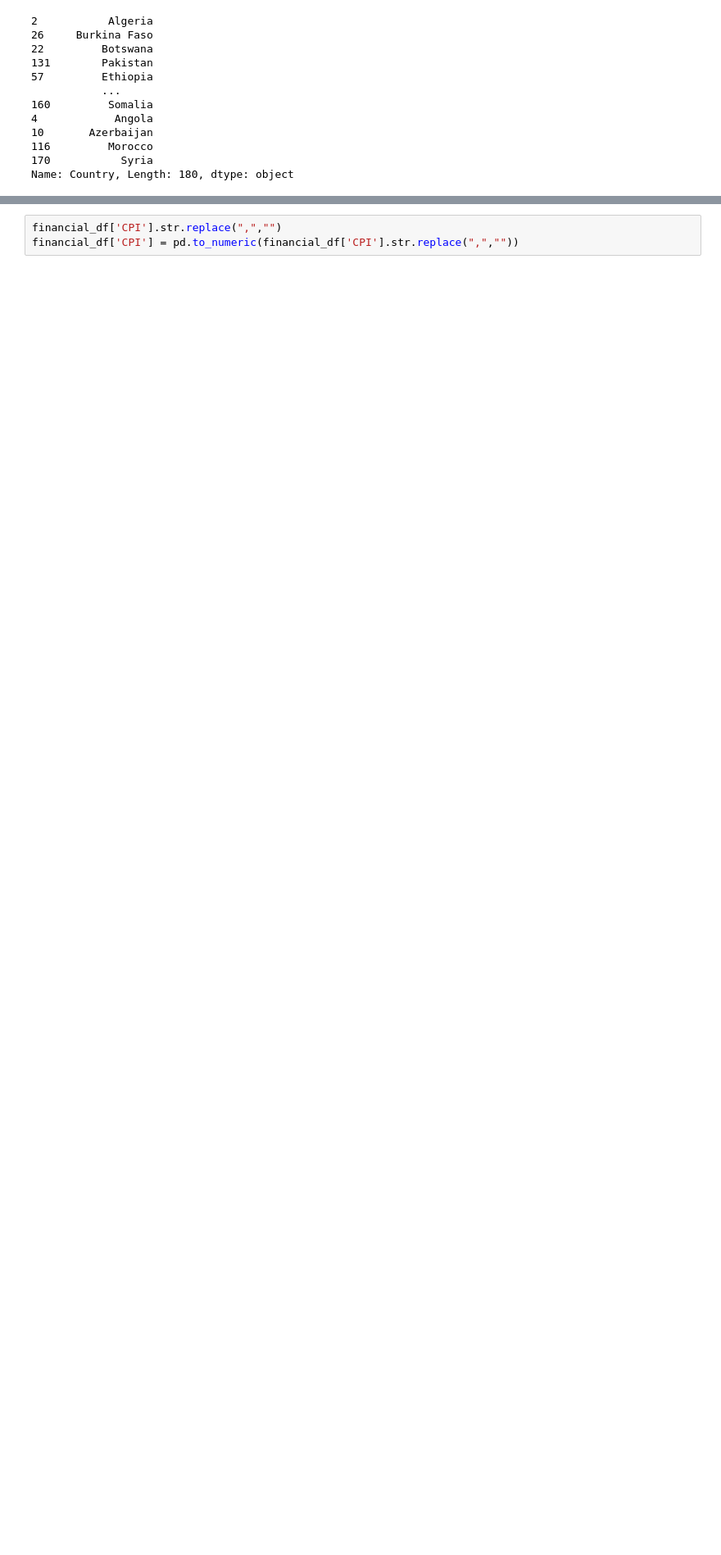
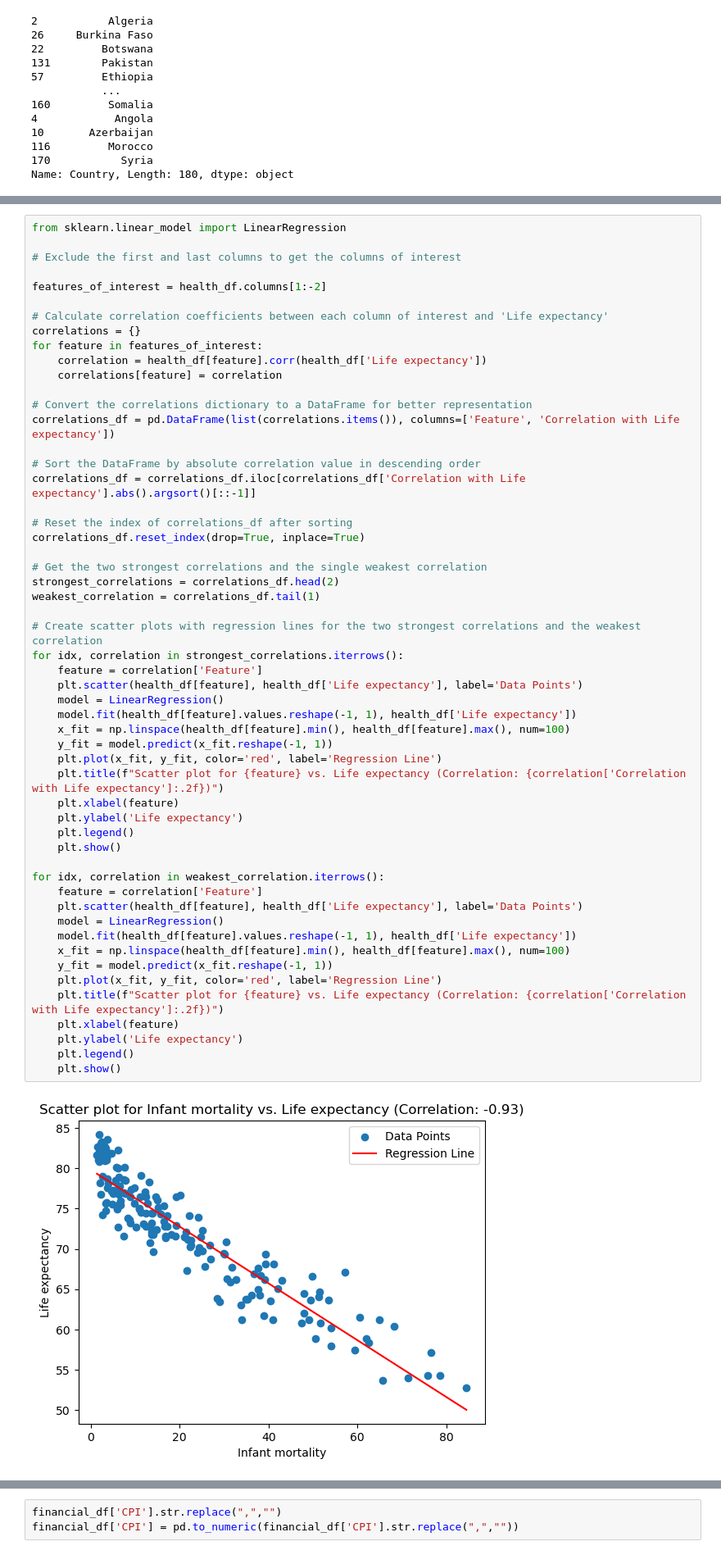
Before and after one commit to azrielmt/global-life-expectancy-investigation, a Jupyter notebook: data_clean.ipynb, the cells around one changed output, grey strips where cells are left out. Shown at 82% size. Drawn from its saved outputs; the diff is of its cells as text; blank space fills up the shorter version.

Commit message:
Logistic Regression Code Updated & Scatter Plots Added

```diff
--- a/data_clean.ipynb
+++ b/data_clean.ipynb
@@ -489,0 +513,56 @@ final_results[final_results['Country']=="United States"]
+# %%
+from sklearn.linear_model import LinearRegression
+
+# Exclude the first and last columns to get the columns of interest
+
+features_of_interest = health_df.columns[1:-2]
+
+# Calculate correlation coefficients between each column of interest and 'Life expectancy'
+correlations = {}
+for feature in features_of_interest:
+    correlation = health_df[feature].corr(health_df['Life expectancy'])
+    correlations[feature] = correlation
+
+# Convert the correlations dictionary to a DataFrame for better representation
+correlations_df = pd.DataFrame(list(correlations.items()), columns=['Feature', 'Correlation with Life expectancy'])
+
+# Sort the DataFrame by absolute correlation value in descending order
+correlations_df = correlations_df.iloc[correlations_df['Correlation with Life expectancy'].abs().argsort()[::-1]]
+
+# Reset the index of correlations_df after sorting
+correlations_df.reset_index(drop=True, inplace=True)
+
+# Get the two strongest correlations and the single weakest correlation
+strongest_correlations = correlations_df.head(2)
+weakest_correlation = correlations_df.tail(1)
+
+# Create scatter plots with regression lines for the two strongest correlations and the weakest correlation
+for idx, correlation in strongest_correlations.iterrows():
+    feature = correlation['Feature']
+    plt.scatter(health_df[feature], health_df['Life expectancy'], label='Data Points')
+    model = LinearRegression()
+    model.fit(health_df[feature].values.reshape(-1, 1), health_df['Life expectancy'])
+    x_fit = np.linspace(health_df[feature].min(), health_df[feature].max(), num=100)
+    y_fit = model.predict(x_fit.reshape(-1, 1))
+    plt.plot(x_fit, y_fit, color='red', label='Regression Line')
+    plt.title(f"Scatter plot for {feature} vs. Life expectancy (Correlation: {correlation['Correlation with Life expectancy']:.2f})")
+    plt.xlabel(feature)
+    plt.ylabel('Life expectancy')
+    plt.legend()
+    plt.show()
+
+for idx, correlation in weakest_correlation.iterrows():
+    feature = correlation['Feature']
+    plt.scatter(health_df[feature], health_df['Life expectancy'], label='Data Points')
+    model = LinearRegression()
+    model.fit(health_df[feature].values.reshape(-1, 1), health_df['Life expectancy'])
+    x_fit = np.linspace(health_df[feature].min(), health_df[feature].max(), num=100)
+    y_fit = model.predict(x_fit.reshape(-1, 1))
+    plt.plot(x_fit, y_fit, color='red', label='Regression Line')
+    plt.title(f"Scatter plot for {feature} vs. Life expectancy (Correlation: {correlation['Correlation with Life expectancy']:.2f})")
+    plt.xlabel(feature)
+    plt.ylabel('Life expectancy')
+    plt.legend()
+    plt.show()
+# %% [output]
+[figure, added]
```
Also changed, not shown: parts of 43 cells of this notebook.
